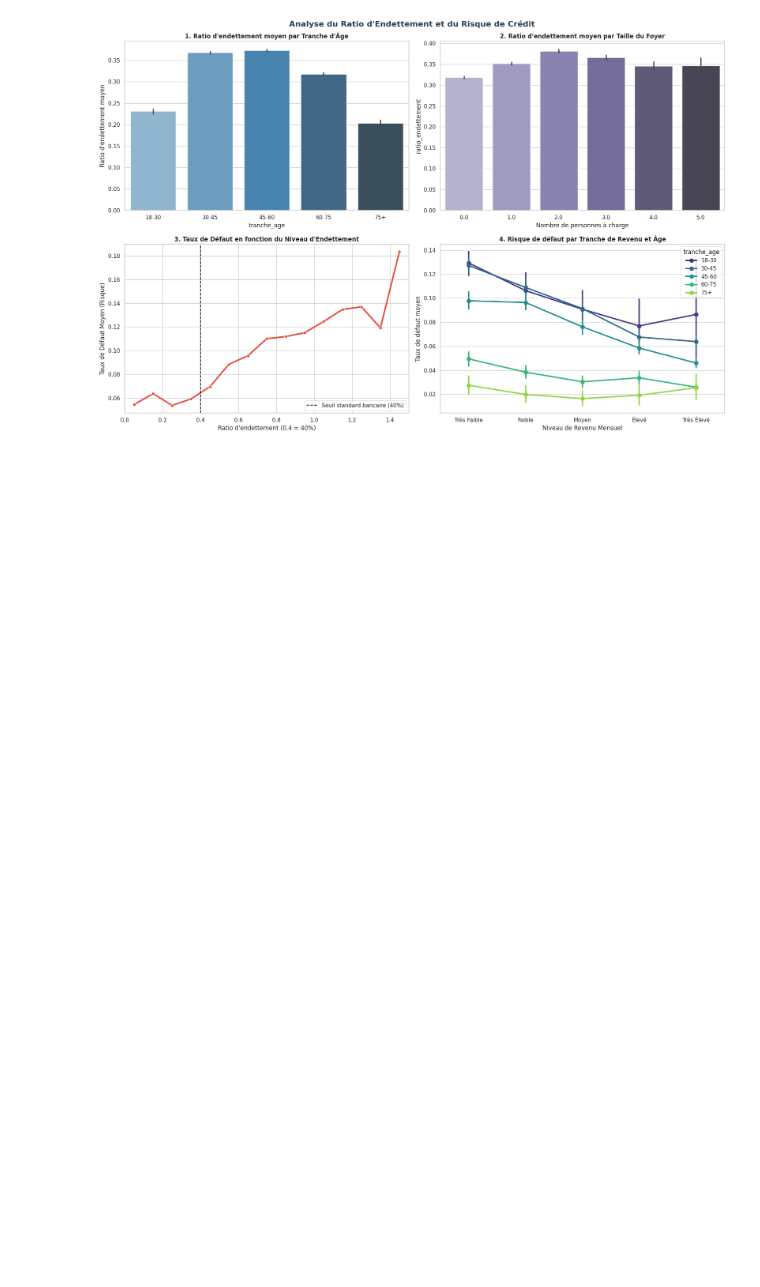
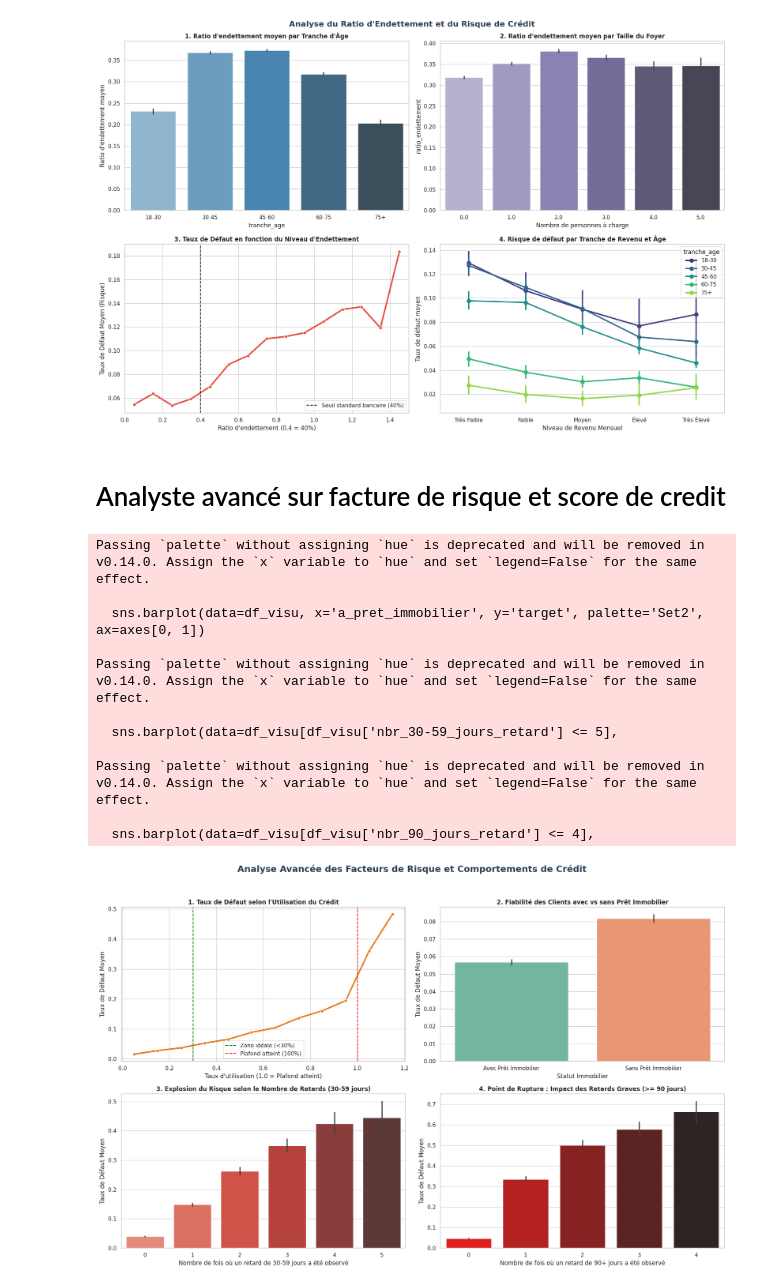
Before and after one commit to jarviscanada/jarvis_data_eng_IvanNgoudjo, a Jupyter notebook: credit_score/model/score_credit.ipynb, the cells around one changed output. Saved outputs shown, nothing was run; the diff lists cells and outputs as text; code cells hidden in the pictures; blank space fills up the shorter version.

Commit message:
Analyste avancé sur facture de risque et score de credit

```diff
--- a/credit_score/model/score_credit.ipynb
+++ b/credit_score/model/score_credit.ipynb
@@ -245,3 +245,73 @@ Passing `palette` without assigning `hue` is deprecated and will be removed in v
 
   sns.barplot(data=df_analyse[df_analyse['nbr_person_foyer'] <= 5], x='nbr_person_foyer', y='ratio_endettement', palette='Purples_d', ax=axes[0, 1])
 [figure]
+# %% [markdown]
+# Analyste avancé sur facture de risque et score de credit
+# %%
+# Configurer le style des graphiques
+sns.set_theme(style="whitegrid")
+
+# On crée une copie propre pour l'affichage en filtrant les aberrations du taux d'utilisation
+# (On limite le taux d'utilisation à 1.5 pour le visuel, car certaines valeurs aberrantes vont au-delà)
+df_visu = data_score_credit[data_score_credit['taux_utilisation_credit'] <= 1.5].copy()
+
+# Préparation des tranches pour le Graphique 1 (Taux d'utilisation)
+df_visu['tranche_utilisation'] = pd.cut(df_visu['taux_utilisation_credit'],
+                                        bins=np.arange(0, 1.3, 0.1))
+df_grouped_util = df_visu.groupby('tranche_utilisation', observed=False)['target'].mean().reset_index()
+df_grouped_util['milieu_tranche'] = df_grouped_util['tranche_utilisation'].apply(lambda x: x.mid if pd.notnull(x) else np.nan)
+
+# Initialisation de la grille 2x2
+fig, axes = plt.subplots(2, 2, figsize=(18, 12))
+fig.suptitle("Analyse Avancée des Facteurs de Risque et Comportements de Crédit",
+             fontsize=18, fontweight='bold', color='#2c3e50', y=0.96)
+
+# --- [0, 0] Q1 : Risque selon le Taux d'Utilisation des Lignes de Crédit ---
+sns.lineplot(data=df_grouped_util, x='milieu_tranche', y='target', color='#e67e22', marker='o', lw=3, ax=axes[0, 0])
+axes[0, 0].set_title("1. Taux de Défaut selon l'Utilisation du Crédit", fontsize=12, fontweight='bold')
+axes[0, 0].set_xlabel("Taux d'utilisation (1.0 = Plafond atteint)")
+axes[0, 0].set_ylabel("Taux de Défaut Moyen")
+axes[0, 0].axvline(0.3, color='green', linestyle='--', label='Zone idéale (<30%)')
+axes[0, 0].axvline(1.0, color='red', linestyle='--', label='Plafond atteint (100%)')
+axes[0, 0].legend()
+
+# --- [0, 1] Q2 : Impact de la possession d'un Prêt Immobilier ---
+# On crée une variable binaire : a un prêt immo (>=1) ou n'en a pas (0)
+df_visu['a_pret_immobilier'] = np.where(df_visu['nbr_prets_immobilier'] > 0, 'Avec Prêt Immobilier', 'Sans Prêt Immobilier')
+sns.barplot(data=df_visu, x='a_pret_immobilier', y='target', palette='Set2', ax=axes[0, 1])
+axes[0, 1].set_title("2. Fiabilité des Clients avec vs sans Prêt Immobilier", fontsize=12, fontweight='bold')
+axes[0, 1].set_xlabel("Statut Immobilier")
+axes[0, 1].set_ylabel("Taux de Défaut Moyen")
+
+# --- [1, 0] Q3 : Impact de l'historique des retards légers (30-59 jours) ---
+# On limite l'affichage à 5 retards maximum pour éviter le bruit des valeurs extrêmes
+sns.barplot(data=df_visu[df_visu['nbr_30-59_jours_retard'] <= 5],
+            x='nbr_30-59_jours_retard', y='target', palette='Reds_d', ax=axes[1, 0])
+axes[1, 0].set_title("3. Explosion du Risque selon le Nombre de Retards (30-59 jours)", fontsize=12, fontweight='bold')
+axes[1, 0].set_xlabel("Nombre de fois où un retard de 30-59 jours a été observé")
+axes[1, 0].set_ylabel("Taux de Défaut Moyen")
+
+# --- [1, 1] Q4 : Le point de rupture des retards graves (90 jours ou plus) ---
+# On limite à 4 retards max pour la clarté du graphique
+sns.barplot(data=df_visu[df_visu['nbr_90_jours_retard'] <= 4],
+            x='nbr_90_jours_retard', y='target', palette='dark:red_r', ax=axes[1, 1])
+axes[1, 1].set_title("4. Point de Rupture : Impact des Retards Graves (>= 90 jours)", fontsize=12, fontweight='bold')
+axes[1, 1].set_xlabel("Nombre de fois où un retard de 90+ jours a été observé")
+axes[1, 1].set_ylabel("Taux de Défaut Moyen")
+
+# Ajustement des espaces
+plt.tight_layout(rect=[0, 0, 1, 0.93])
+plt.show()
+# %% [output]
+Passing `palette` without assigning `hue` is deprecated and will be removed in v0.14.0. Assign the `x` variable to `hue` and set `legend=False` for the same effect.
+
+  sns.barplot(data=df_visu, x='a_pret_immobilier', y='target', palette='Set2', ax=axes[0, 1])
+
+Passing `palette` without assigning `hue` is deprecated and will be removed in v0.14.0. Assign the `x` variable to `hue` and set `legend=False` for the same effect.
+
+  sns.barplot(data=df_visu[df_visu['nbr_30-59_jours_retard'] <= 5],
+
+Passing `palette` without assigning `hue` is deprecated and will be removed in v0.14.0. Assign the `x` variable to `hue` and set `legend=False` for the same effect.
+
+  sns.barplot(data=df_visu[df_visu['nbr_90_jours_retard'] <= 4],
+[figure, added]
```
